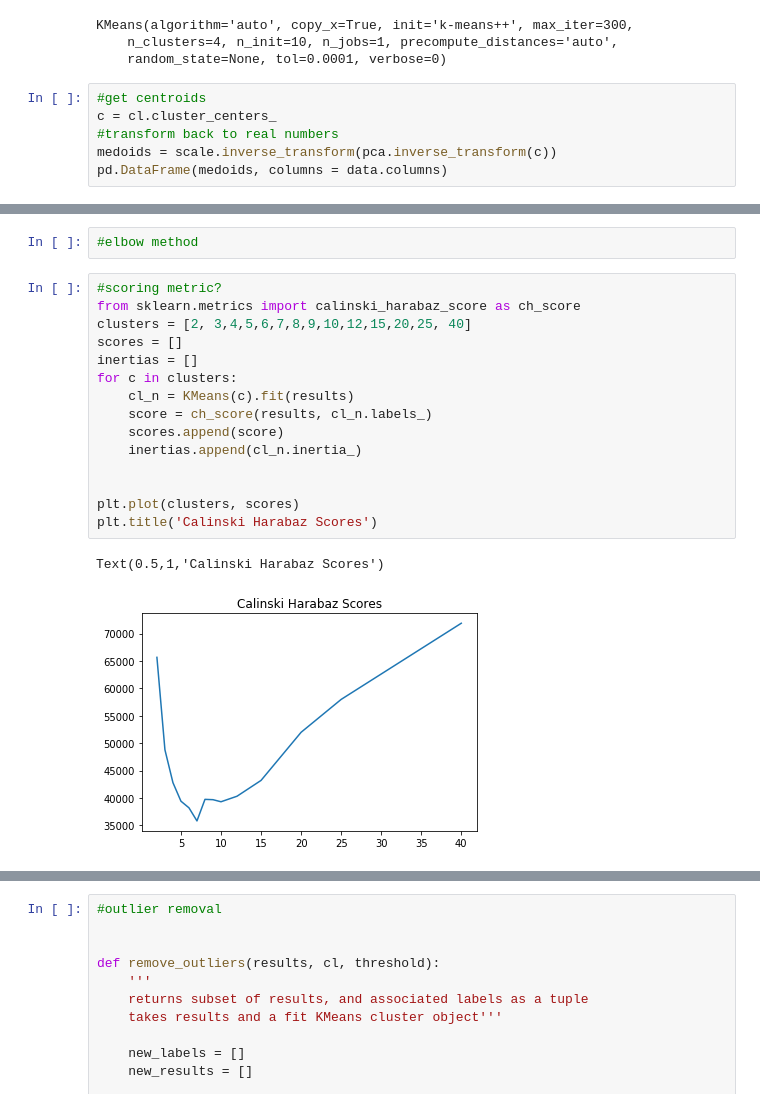
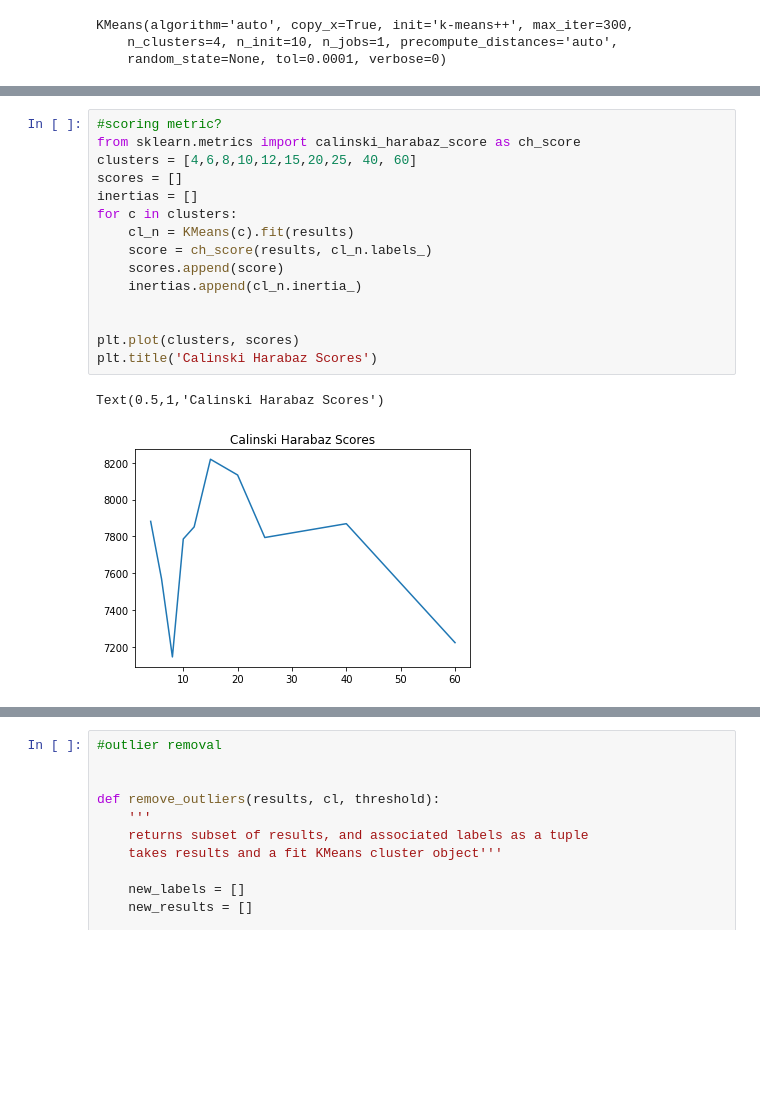
Before and after one commit to willprice221/ethereum_clustering, a Jupyter notebook: kmeans.ipynb, the cells around one changed output, grey strips where cells are left out. Saved outputs shown, nothing was run; the diff lists cells and outputs as text; blank space fills up the shorter version.

```diff
--- a/kmeans.ipynb
+++ b/kmeans.ipynb
@@ -45,9 +49,3 @@ cl.fit(results)
 KMeans(algorithm='auto', copy_x=True, init='k-means++', max_iter=300,
     n_clusters=4, n_init=10, n_jobs=1, precompute_distances='auto',
     random_state=None, tol=0.0001, verbose=0)
-# %%
-#get centroids
-c = cl.cluster_centers_
-#transform back to real numbers
-medoids = scale.inverse_transform(pca.inverse_transform(c))
-pd.DataFrame(medoids, columns = data.columns)
@@ -71,21 +62,19 @@ plt.show()
-# %%
-#elbow method
 # %%
 #scoring metric?
 from sklearn.metrics import calinski_harabaz_score as ch_score
-clusters = [2, 3,4,5,6,7,8,9,10,12,15,20,25, 40]
+clusters = [4,6,8,10,12,15,20,25, 40, 60]
 scores = []
 inertias = []
 for c in clusters:
     cl_n = KMeans(c).fit(results)
     score = ch_score(results, cl_n.labels_)
     scores.append(score)
     inertias.append(cl_n.inertia_)
 
 
 plt.plot(clusters, scores)
 plt.title('Calinski Harabaz Scores')
 # %% [output]
 Text(0.5,1,'Calinski Harabaz Scores')
-[figure, old version]
+[figure, new version]
 # %%
```
Also changed, not shown: parts of 27 cells of this notebook, 1 other file.
